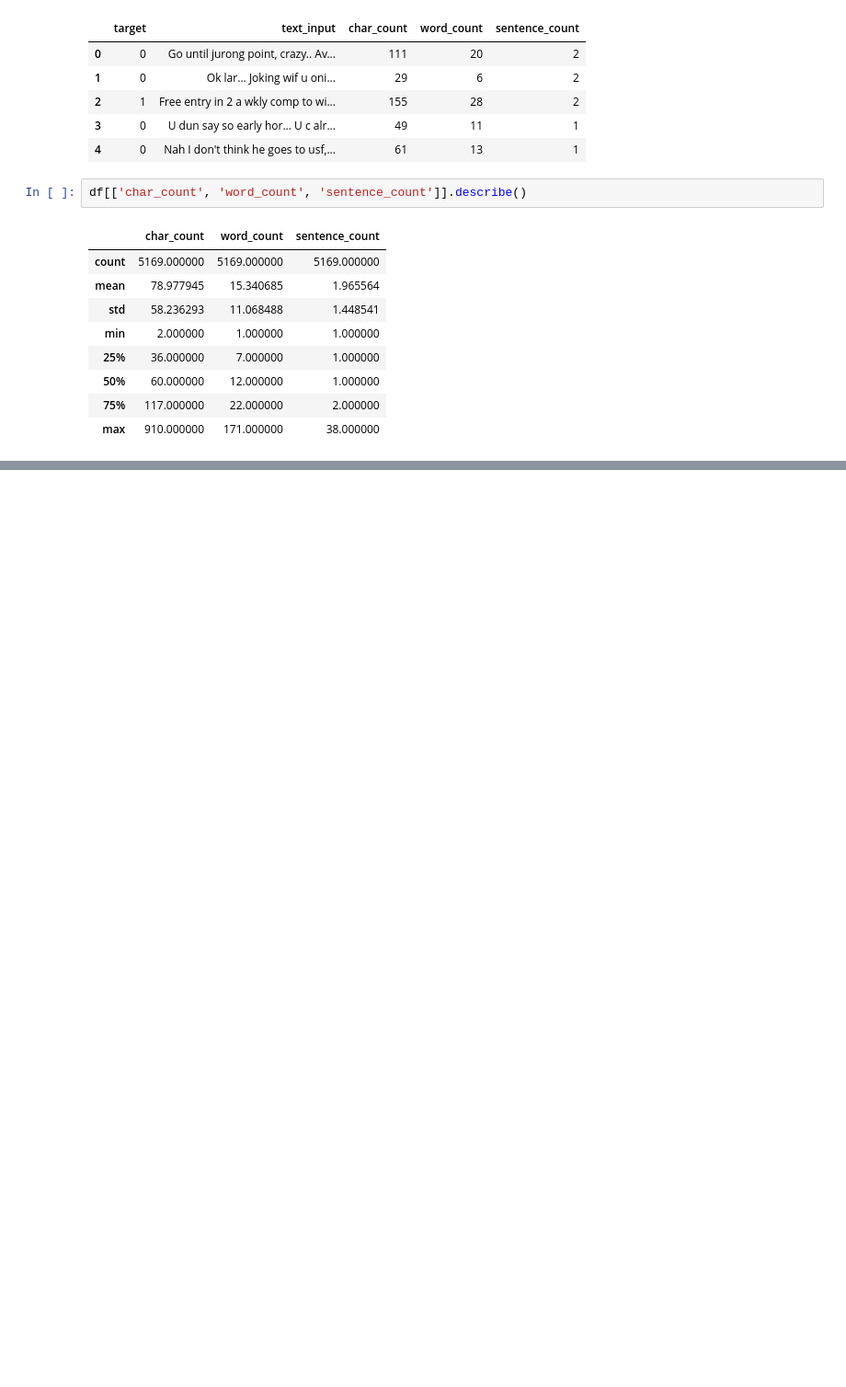
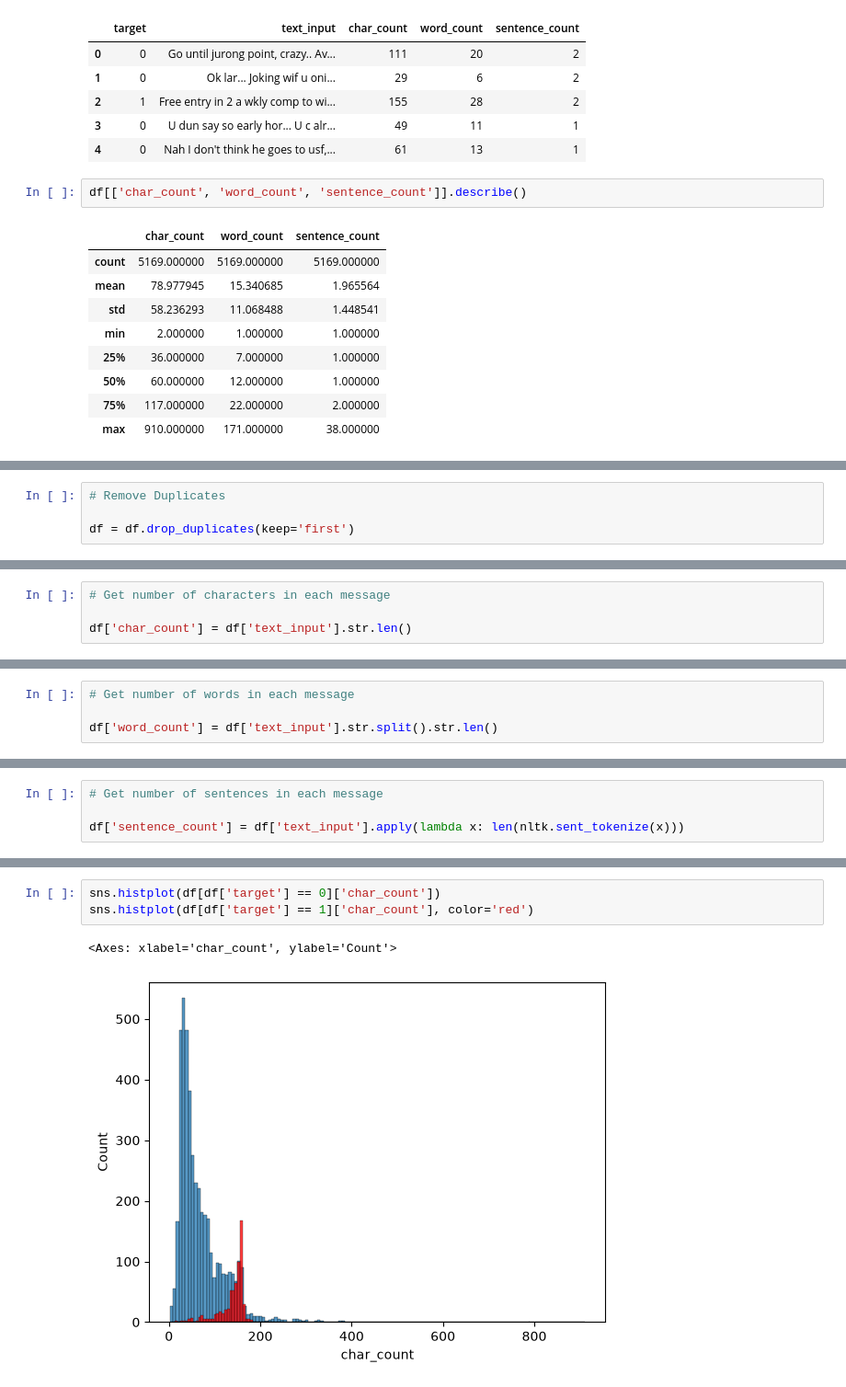
Before and after one commit to abhiswrld/SMS-Spam-Classifier, a Jupyter notebook: sms_spam_classifier.ipynb, the cells around one changed output, grey strips where cells are left out. Shown at 92% size. Cells and saved outputs as stored; diff of their text form; blank space fills up the shorter version.

Commit message:
feat: complete EDA with feature distributions and correlation heatmap

```diff
--- a/sms_spam_classifier.ipynb
+++ b/sms_spam_classifier.ipynb
@@ -184,0 +276,4 @@ df[['char_count', 'word_count', 'sentence_count']].describe()
+# %%
+# Remove Duplicates
+
+df = df.drop_duplicates(keep='first')
@@ -184,0 +318,4 @@ df[['char_count', 'word_count', 'sentence_count']].describe()
+# %%
+# Get number of characters in each message
+
+df['char_count'] = df['text_input'].str.len()
@@ -184,0 +331,4 @@ df[['char_count', 'word_count', 'sentence_count']].describe()
+# %%
+# Get number of words in each message
+
+df['word_count'] = df['text_input'].str.split().str.len()
@@ -184,0 +344,4 @@ df[['char_count', 'word_count', 'sentence_count']].describe()
+# %%
+# Get number of sentences in each message
+
+df['sentence_count'] = df['text_input'].apply(lambda x: len(nltk.sent_tokenize(x)))
@@ -184,0 +397,6 @@ df[['char_count', 'word_count', 'sentence_count']].describe()
+# %%
+sns.histplot(df[df['target'] == 0]['char_count'])
+sns.histplot(df[df['target'] == 1]['char_count'], color='red')
+# %% [output]
+<Axes: xlabel='char_count', ylabel='Count'>
+[figure, added]
```
Also changed, not shown: parts of 31 cells of this notebook.
